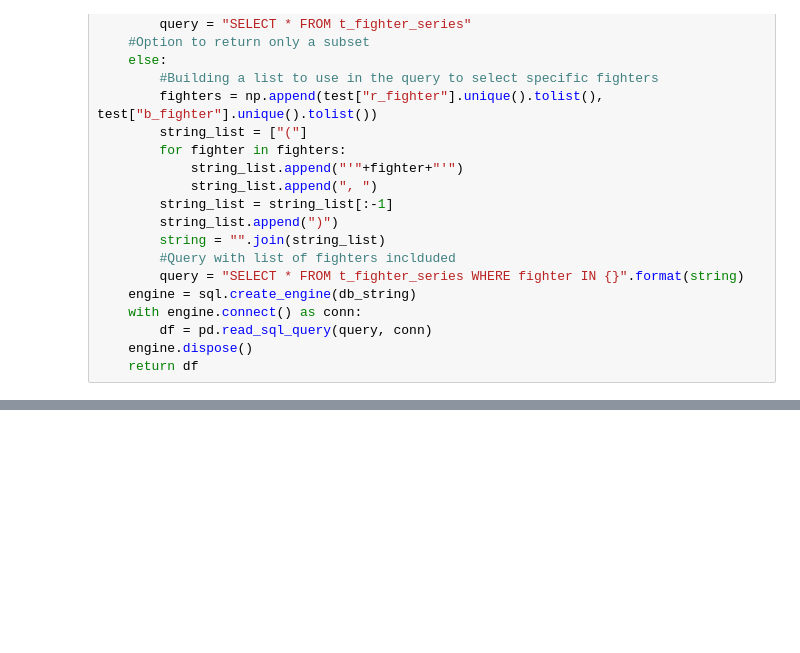
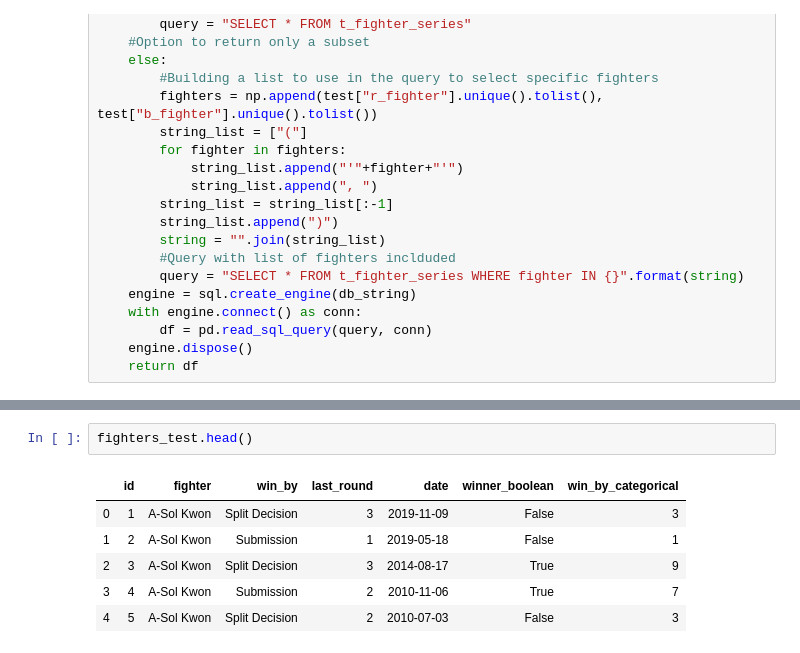
Before and after one commit to nahutch/UFCProject, a Jupyter notebook: Model Building.ipynb, the cells around one changed output, grey strips where cells are left out. Drawn from its saved outputs; the diff is of its cells as text; blank space fills up the shorter version.

```diff
--- a/Model Building.ipynb
+++ b/Model Building.ipynb
@@ -151,3 +172,12 @@ test.head()
+# %%
+fighters_test.head()
+# %% [output]
+|  | id | fighter | win_by | last_round | date | winner_boolean | win_by_categorical |
+| 0 | 1 | A-Sol Kwon | Split Decision | 3 | 2019-11-09 | False | 3 |
+| 1 | 2 | A-Sol Kwon | Submission | 1 | 2019-05-18 | False | 1 |
+| 2 | 3 | A-Sol Kwon | Split Decision | 3 | 2014-08-17 | True | 9 |
+| 3 | 4 | A-Sol Kwon | Submission | 2 | 2010-11-06 | True | 7 |
+| 4 | 5 | A-Sol Kwon | Split Decision | 2 | 2010-07-03 | False | 3 |
 # %%
 results = create_features(test, fighters_test)
 results.head()
```
Also changed, not shown: parts of 14 cells of this notebook, 5 other files.
